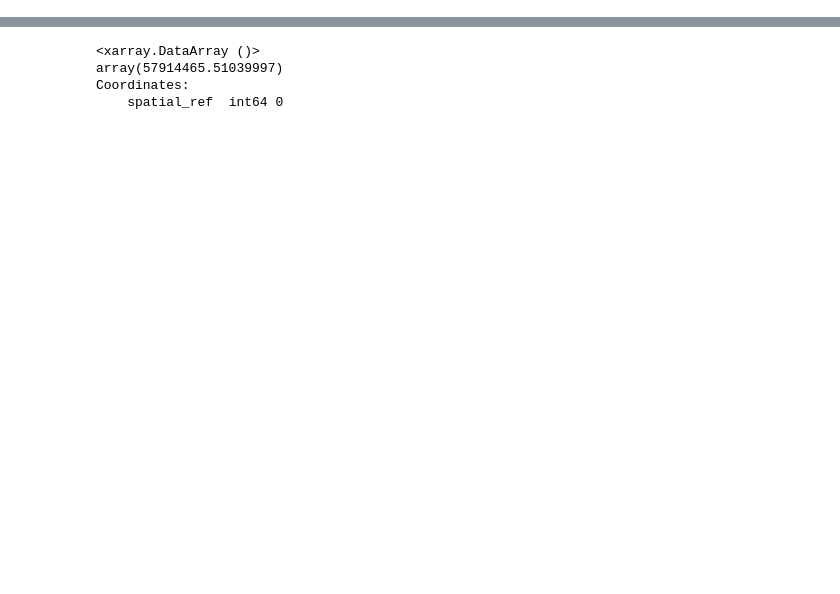
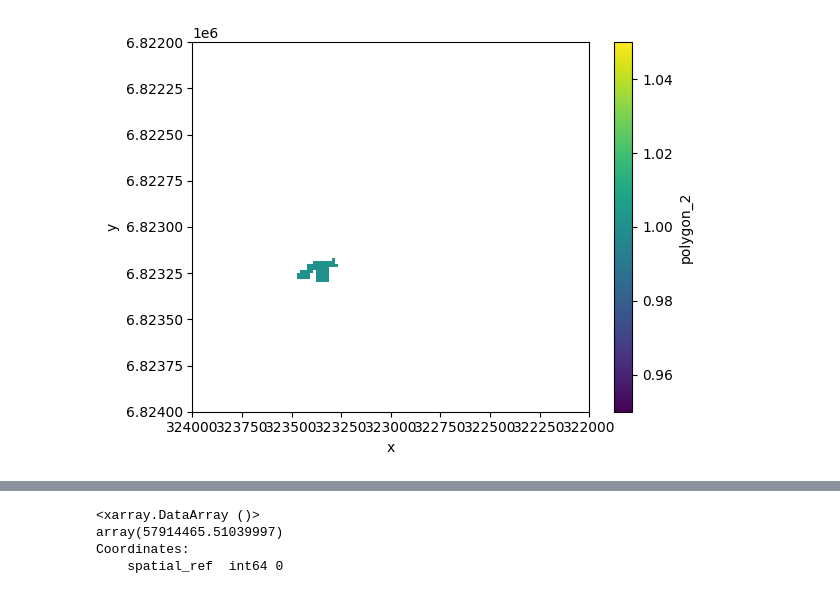
Before and after one commit to AvoinOrg/hiilikartta-data-service, a Jupyter notebook: notebooks/data.ipynb, the cells around one changed output, grey strips where cells are left out. Saved outputs shown, nothing was run; the diff lists cells and outputs as text; code cells hidden in the pictures; blank space fills up the shorter version.

```diff
--- a/notebooks/data.ipynb
+++ b/notebooks/data.ipynb
@@ -190,0 +573,2 @@ Attributes:
+# %%
+das = get_area_das(zone, variables_ds)
@@ -190,0 +652,7 @@ Attributes:
+# %%
+das[0].plot()
+plt.ylim(6.824 * 1e6, 6.822 * 1e6)  # The order is reversed since y-coordinates are typically plotted from top to bottom
+plt.xlim(324000, 322000)
+plt.show()
+# %% [output]
+[figure, added]
```
Also changed, not shown: parts of 60 cells of this notebook.
